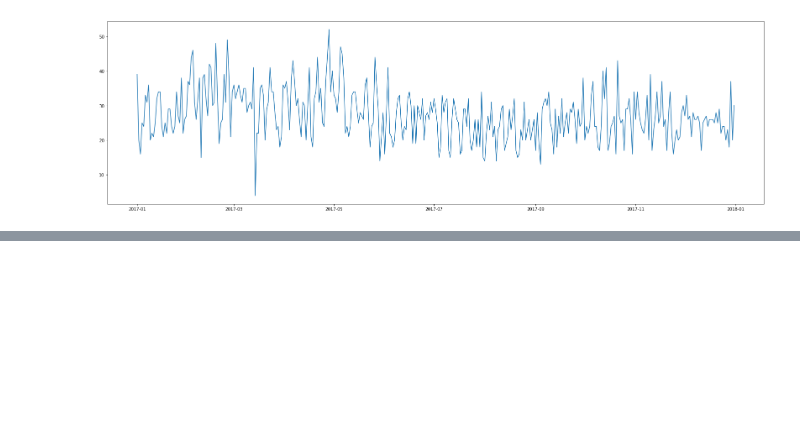
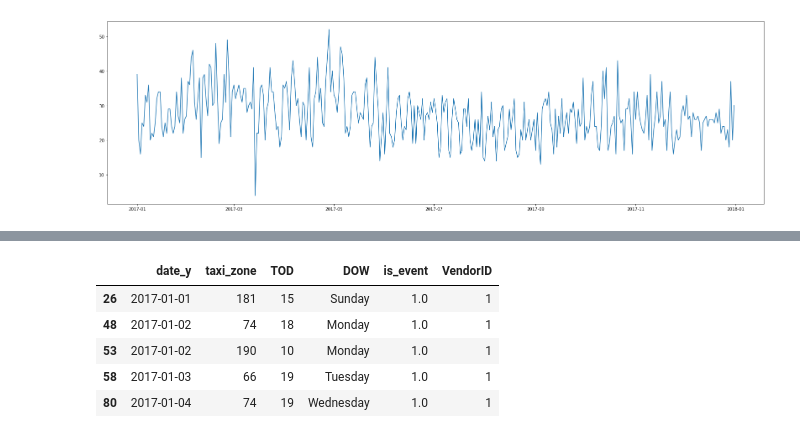
Before and after one commit to inistar/taxi-requests-ds, a Jupyter notebook: EDA.ipynb, the cells around one changed output, grey strips where cells are left out. Saved outputs shown, nothing was run; the diff lists cells and outputs as text; code cells hidden in the pictures; blank space fills up the shorter version.

```diff
--- a/EDA.ipynb
+++ b/EDA.ipynb
@@ -510,0 +615,9 @@ plt.plot(taxi_df_graph.date, taxi_df_graph.VendorID);
+# %%
+event_t.head()
+# %% [output]
+|  | date_y | taxi_zone | TOD | DOW | is_event | VendorID |
+| 26 | 2017-01-01 | 181 | 15 | Sunday | 1.0 | 1 |
+| 48 | 2017-01-02 | 74 | 18 | Monday | 1.0 | 1 |
+| 53 | 2017-01-02 | 190 | 10 | Monday | 1.0 | 1 |
+| 58 | 2017-01-03 | 66 | 19 | Tuesday | 1.0 | 1 |
+| 80 | 2017-01-04 | 74 | 19 | Wednesday | 1.0 | 1 |
```
Also changed, not shown: parts of 11 cells of this notebook, 2 other files.
